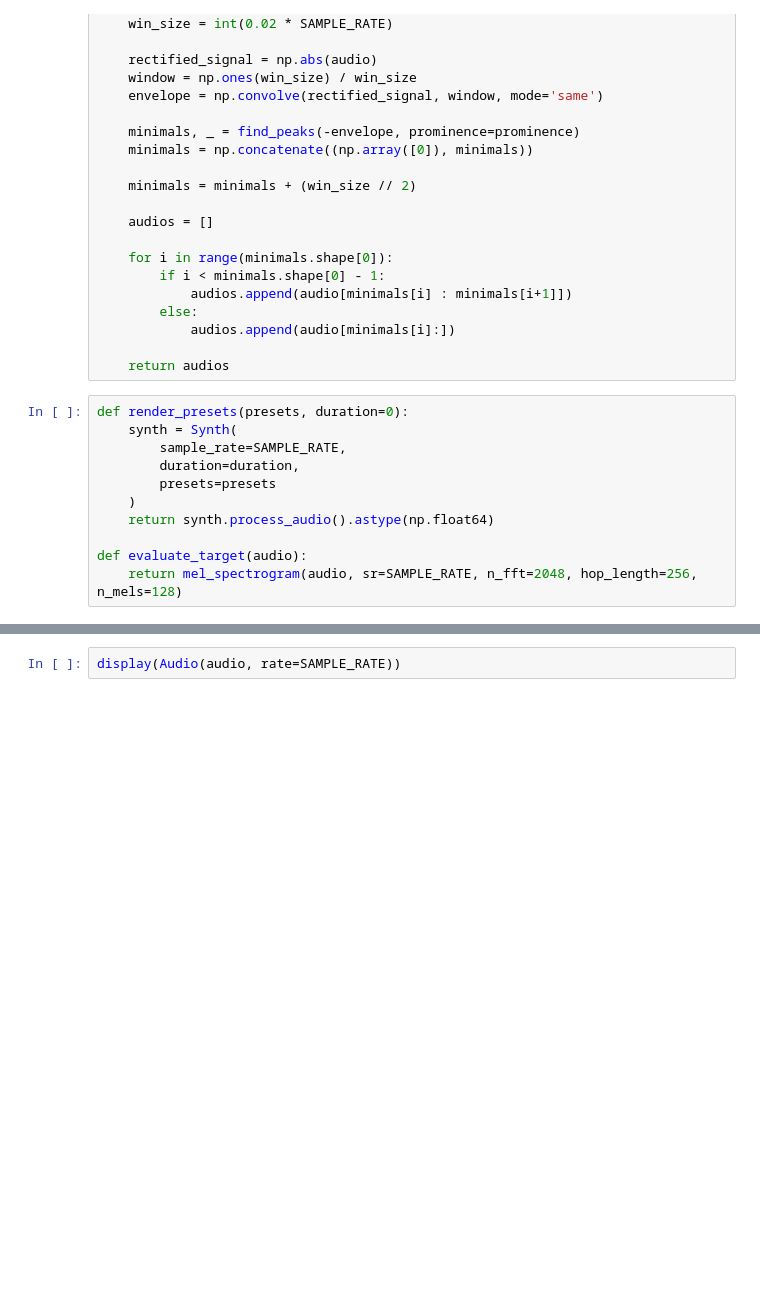
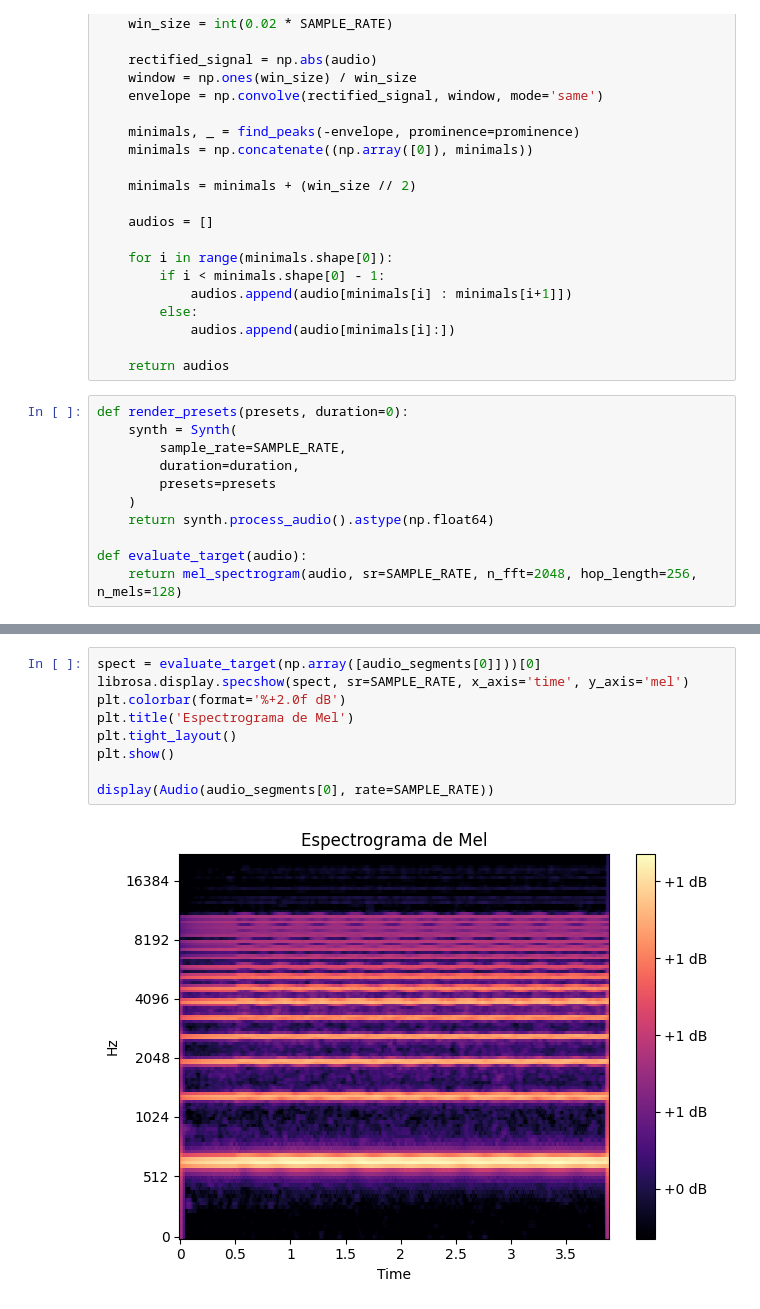
Before and after one commit to steelspikes/Synth, a Jupyter notebook: scripts/7_inverse_synth_second.ipynb, the cells around one changed output, grey strips where cells are left out. Drawn from its saved outputs; the diff is of its cells as text; blank space fills up the shorter version.

```diff
--- a/scripts/7_inverse_synth_second.ipynb
+++ b/scripts/7_inverse_synth_second.ipynb
@@ -203,5 +221,13 @@ predicted_joined_audio = np.concatenate(predicted_joined_audio, axis=0)
 # %%
-display(Audio(audio, rate=SAMPLE_RATE))
+spect = evaluate_target(np.array([audio_segments[0]]))[0]
+librosa.display.specshow(spect, sr=SAMPLE_RATE, x_axis='time', y_axis='mel')
+plt.colorbar(format='%+2.0f dB')
+plt.title('Espectrograma de Mel')
+plt.tight_layout()
+plt.show()
+
+display(Audio(audio_segments[0], rate=SAMPLE_RATE))
 # %% [output]
+[figure, added]
 [interactive output not drawn]
 # %%
```
Also changed, not shown: parts of 7 cells of this notebook.
